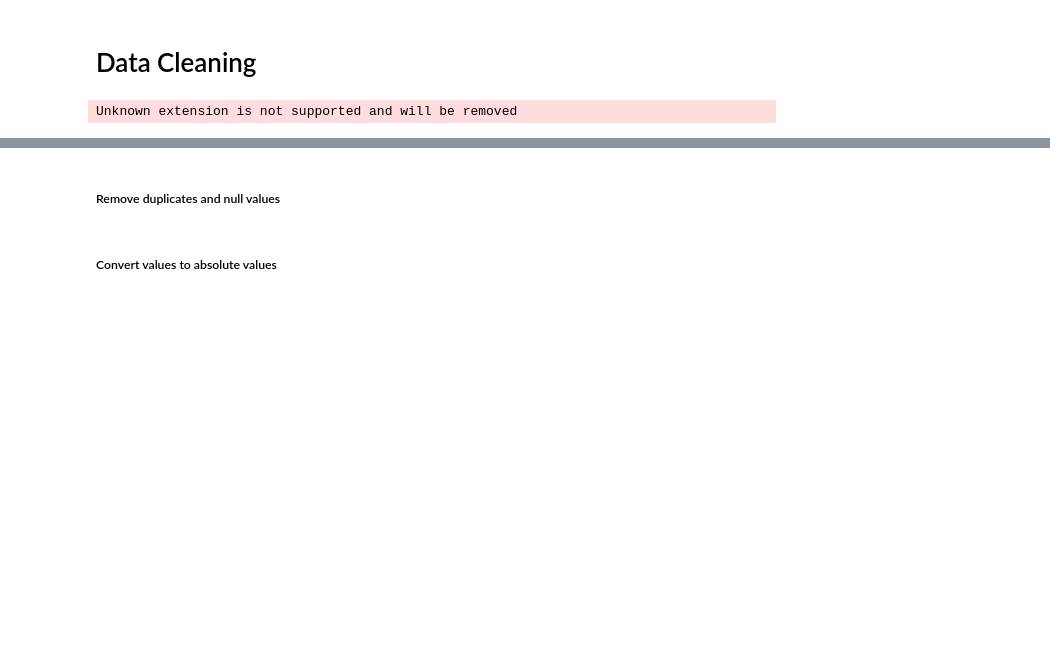
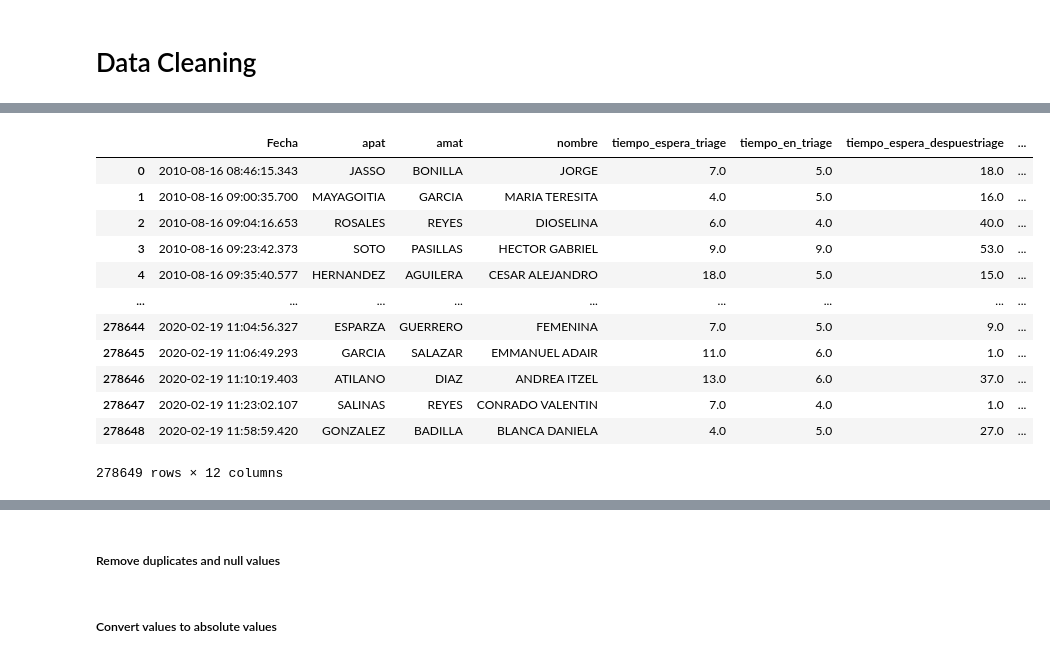
Before and after one commit to isaacmenchaca97/hospital_wait_time_prediction, a Jupyter notebook: ART/data_analysis.ipynb, the cells around one changed output, grey strips where cells are left out. Drawn from its saved outputs; the diff is of its cells as text; code cells hidden in the pictures; blank space fills up the shorter version.

```diff
--- a/ART/data_analysis.ipynb
+++ b/ART/data_analysis.ipynb
@@ -8,6 +10,7 @@ import plotly.offline as py
 template_style = "plotly_dark"
 %matplotlib inline
 # %%
-df = pd.read_excel('../Database/basededatos.xlsx')
+df = pd.read_excel('basededatos.xlsx')
-# %% [output]
-Unknown extension is not supported and will be removed
+# %%
+df
+# %% [output]
@@ -13,0 +18,13 @@ Unknown extension is not supported and will be removed
+|  | Fecha | apat | amat | nombre | tiempo_espera_triage | tiempo_en_triage | tiempo_espera_despuestriage | ... |
+| 0 | 2010-08-16 08:46:15.343 | JASSO | BONILLA | JORGE | 7.0 | 5.0 | 18.0 | ... |
+| 1 | 2010-08-16 09:00:35.700 | MAYAGOITIA | GARCIA | MARIA TERESITA | 4.0 | 5.0 | 16.0 | ... |
+| 2 | 2010-08-16 09:04:16.653 | ROSALES | REYES | DIOSELINA | 6.0 | 4.0 | 40.0 | ... |
+| 3 | 2010-08-16 09:23:42.373 | SOTO | PASILLAS | HECTOR GABRIEL | 9.0 | 9.0 | 53.0 | ... |
+| 4 | 2010-08-16 09:35:40.577 | HERNANDEZ | AGUILERA | CESAR ALEJANDRO | 18.0 | 5.0 | 15.0 | ... |
+| ... | ... | ... | ... | ... | ... | ... | ... | ... |
+| 278644 | 2020-02-19 11:04:56.327 | ESPARZA | GUERRERO | FEMENINA | 7.0 | 5.0 | 9.0 | ... |
+| 278645 | 2020-02-19 11:06:49.293 | GARCIA | SALAZAR | EMMANUEL ADAIR | 11.0 | 6.0 | 1.0 | ... |
+| 278646 | 2020-02-19 11:10:19.403 | ATILANO | DIAZ | ANDREA ITZEL | 13.0 | 6.0 | 37.0 | ... |
+| 278647 | 2020-02-19 11:23:02.107 | SALINAS | REYES | CONRADO VALENTIN | 7.0 | 4.0 | 1.0 | ... |
+| 278648 | 2020-02-19 11:58:59.420 | GONZALEZ | BADILLA | BLANCA DANIELA | 4.0 | 5.0 | 27.0 | ... |
+278649 rows × 12 columns
```
Also changed, not shown: parts of 13 cells of this notebook.
